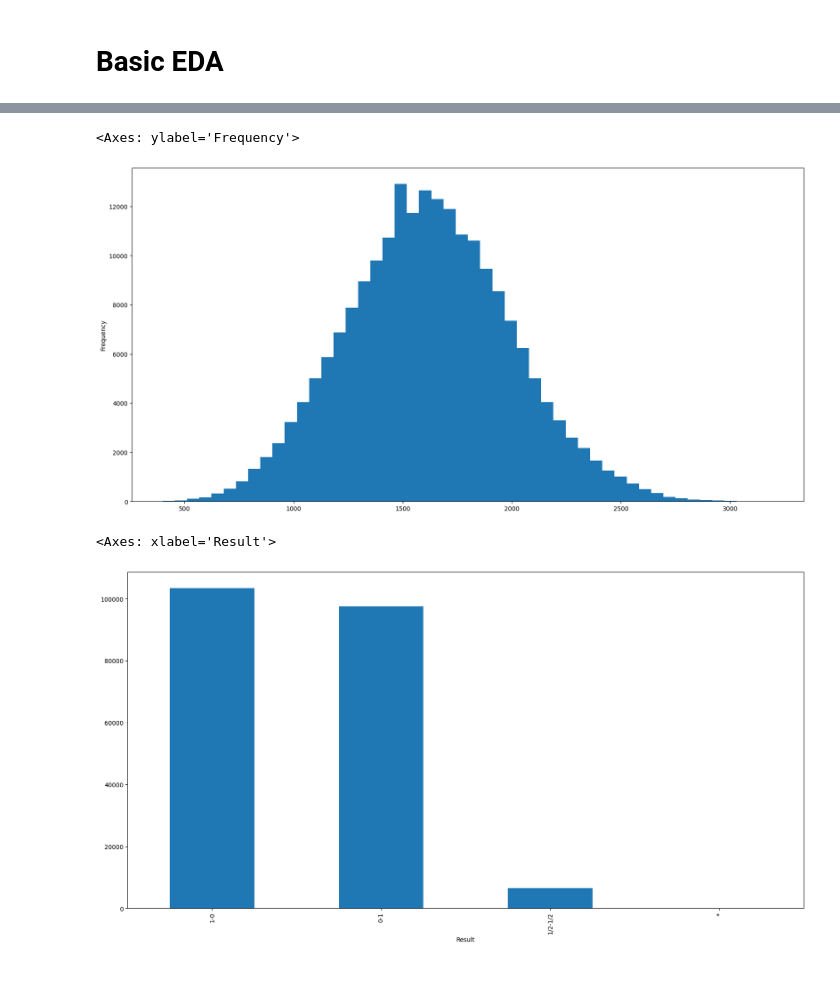
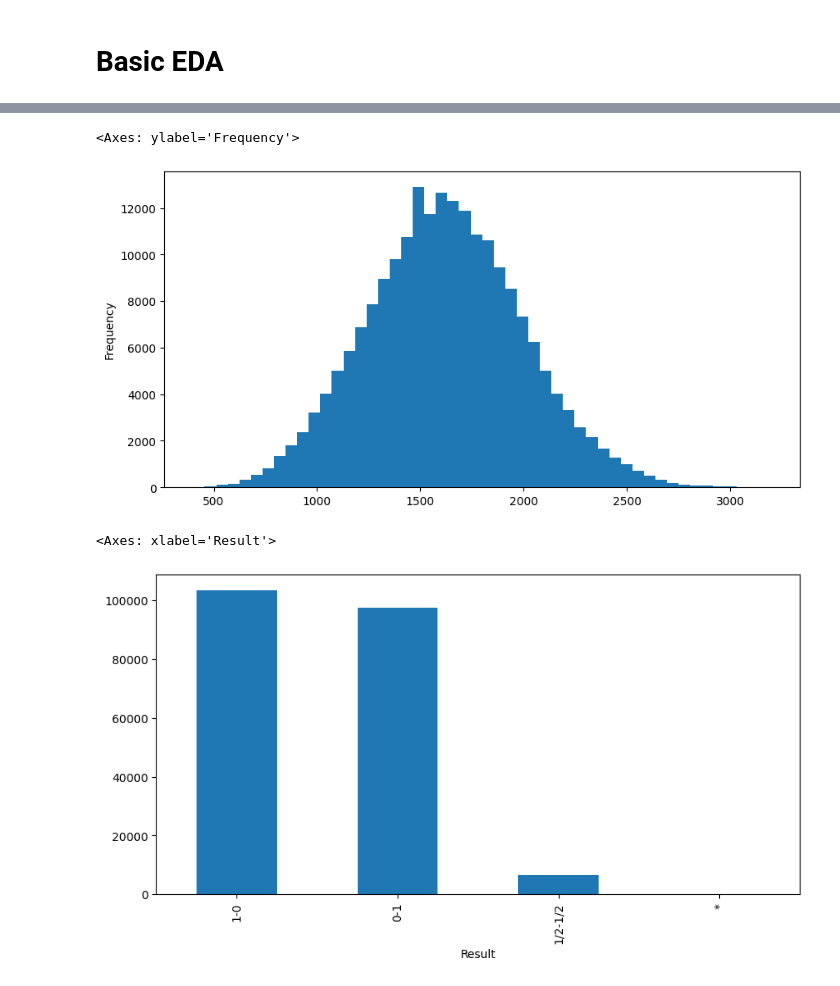
Before and after one commit to ngohiep-noob/Chess-move-recommender, a Jupyter notebook: index.ipynb, the cells around one changed output, grey strips where cells are left out. Drawn from its saved outputs; the diff is of its cells as text; code cells hidden in the pictures.

```diff
--- a/index.ipynb
+++ b/index.ipynb
@@ -131,10 +131,10 @@ df["WhiteElo"].plot(kind="hist", bins=50, figsize=(20, 10))
 # %%
-df["BlackElo"].plot(kind="hist", bins=50, figsize=(20, 10))
+df["BlackElo"].plot(kind="hist", bins=50, figsize=(10, 5))
 # %% [output]
 <Axes: ylabel='Frequency'>
-[figure, old version]
+[figure, new version]
 # %%
-df["Result"].value_counts().plot(kind="bar", figsize=(20, 10))
+df["Result"].value_counts().plot(kind="bar", figsize=(10, 5))
 # %% [output]
 <Axes: xlabel='Result'>
-[figure, old version]
+[figure, new version]
```
Also changed, not shown: parts of 7 cells of this notebook, 1 other file.
